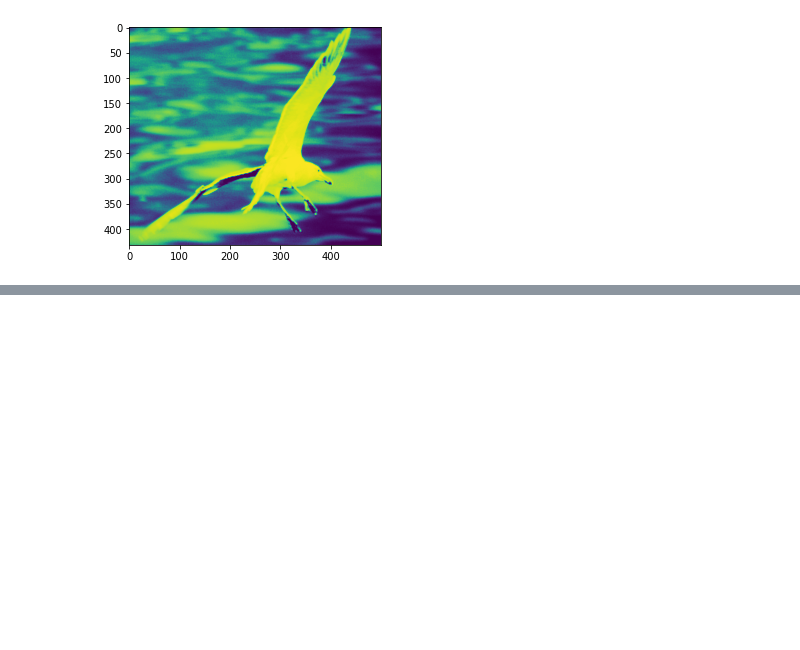
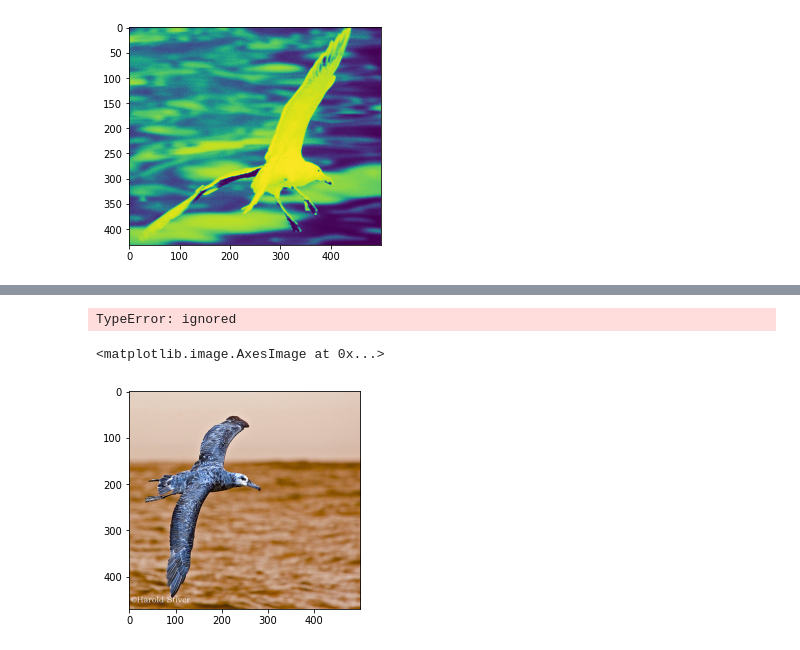
Before and after one commit to TeaWithLucas/MLBirds, a Jupyter notebook: dataset preprocessing.ipynb, the cells around one changed output, grey strips where cells are left out. Saved outputs shown, nothing was run; the diff lists cells and outputs as text; code cells hidden in the pictures; blank space fills up the shorter version.

```diff
--- a/dataset preprocessing.ipynb
+++ b/dataset preprocessing.ipynb
@@ -164,14 +164,14 @@ for img_id in data.images.image_id[3474:3475]:
 # %%
 def pic_transpose(image):
-    img = Image.open(image)
-#     transpose_img = img.transpose(Image.ROTATE_90)
-    transpose_img = img.transpose(Image.ROTATE_180)
+    #transpose_img = img.transpose(Image.ROTATE_90)
+    transpose_img = image.transpose(Image.ROTATE_180)
     #transpose_img = img.transpose(Image.ROTATE_270)
     return transpose_img
 
 for img_id in data.images.image_id[3437:3438]:
-    plt_img(get_image(img_id))
-    transpose_img=pic_transpose(get_image_path(img_id))
+    image = get_image(img_id)
+    plt_img(image)
+    transpose_img=pic_transpose(image)
     plt_img(transpose_img)
 # %% [output]
 [figure]
@@ -183,8 +183,8 @@ def get_imghist(img):
     hist = cv2.calcHist([img],[0],None,[256],[0,255])
     return hist
 
-def cal_equalhist(img):
-    img=cv2.imread(img)
+def cal_equalhist(img_id):
+    img=get_cv2_image(img_id)
     if len(img.shape) == 3:
          img= cv2.cvtColor(img,cv2.COLOR_BGR2GRAY)
     h,w = img.shape[:2]
@@ -214,7 +214,7 @@ def cal_equalhist(img):
 # %%
 for img_id in data.images.image_id[3432:3433]:
     plt_img(get_image(img_id))
-    transpose_img=cal_equalhist(get_image_path(img_id))
+    transpose_img=cal_equalhist(img_id)
     plt_img(transpose_img)
 # %% [output]
 [figure]
@@ -221,0 +285,22 @@ for img_id in data.images.image_id[3432:3433]:
+# %%
+#seperting testing and training data as given in the dataset
+x_train_list =[]
+y_train_list =[]
+x_test_list =[]
+y_test_list=[]
+
+for row in tq.tqdm(data.train_test_split.itertuples()):
+  img_id = row.image_id
+  if(row.is_training_image==0):
+    x_train_list.append(get_cv2_image(img_id, bound_fldr))
+    y_train_list.append(get_image_class_name(img_id)) #to make the values start from 0 so that total values will be 200 when converting to catogerical
+  else:
+    x_test_list.append(get_cv2_image(img_id,bound_fldr))
+    y_test_list.append(get_image_class_name(img_id))#to make the values start from 0 so that total values will be 200 when converting to catogerical
+# %% [output]
+TypeError: ignored
+# %%
+plt.imshow(x_train_list[2])
+# %% [output]
+<matplotlib.image.AxesImage at 0x...>
+[figure, added]
```
Also changed, not shown: parts of 20 cells of this notebook.
